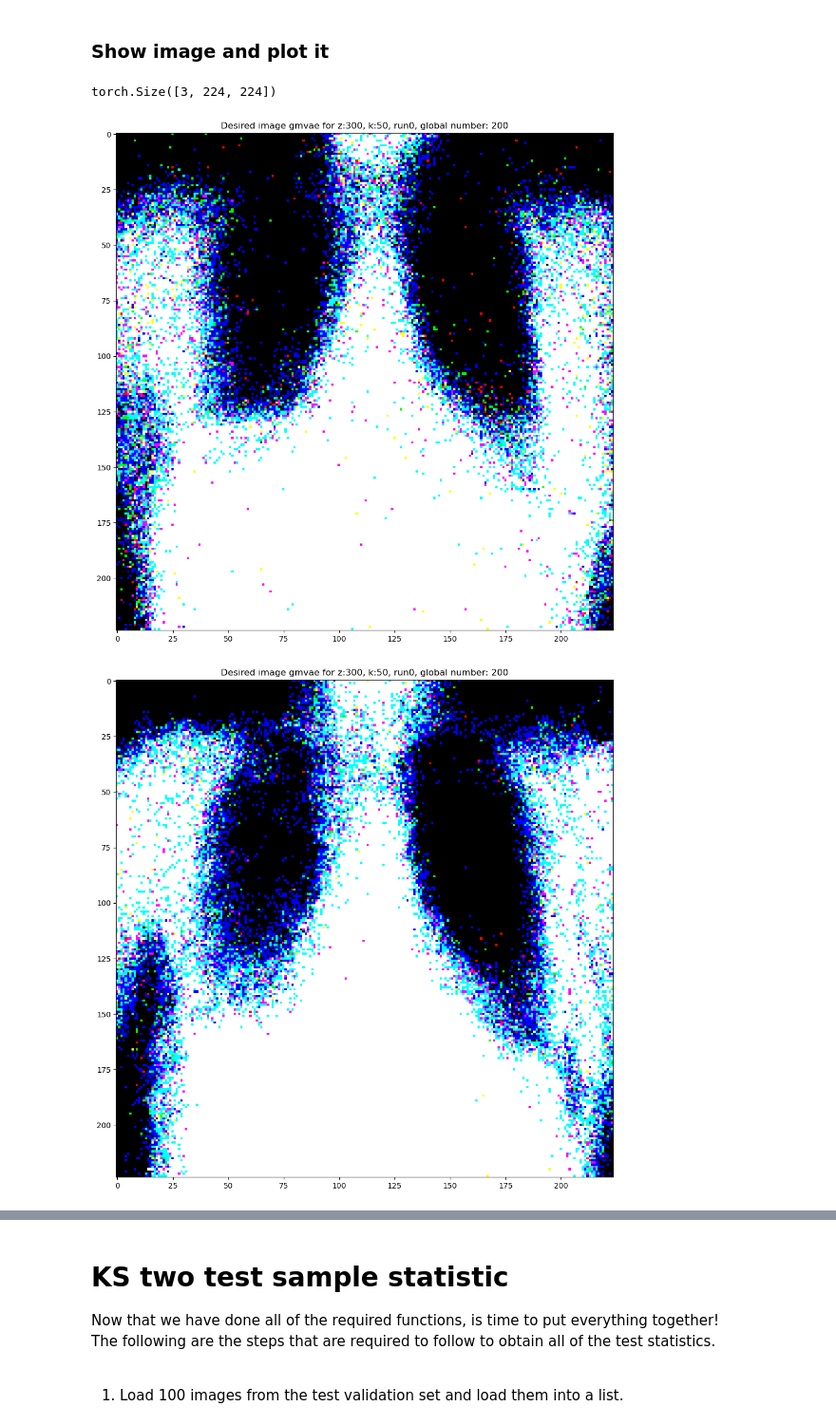
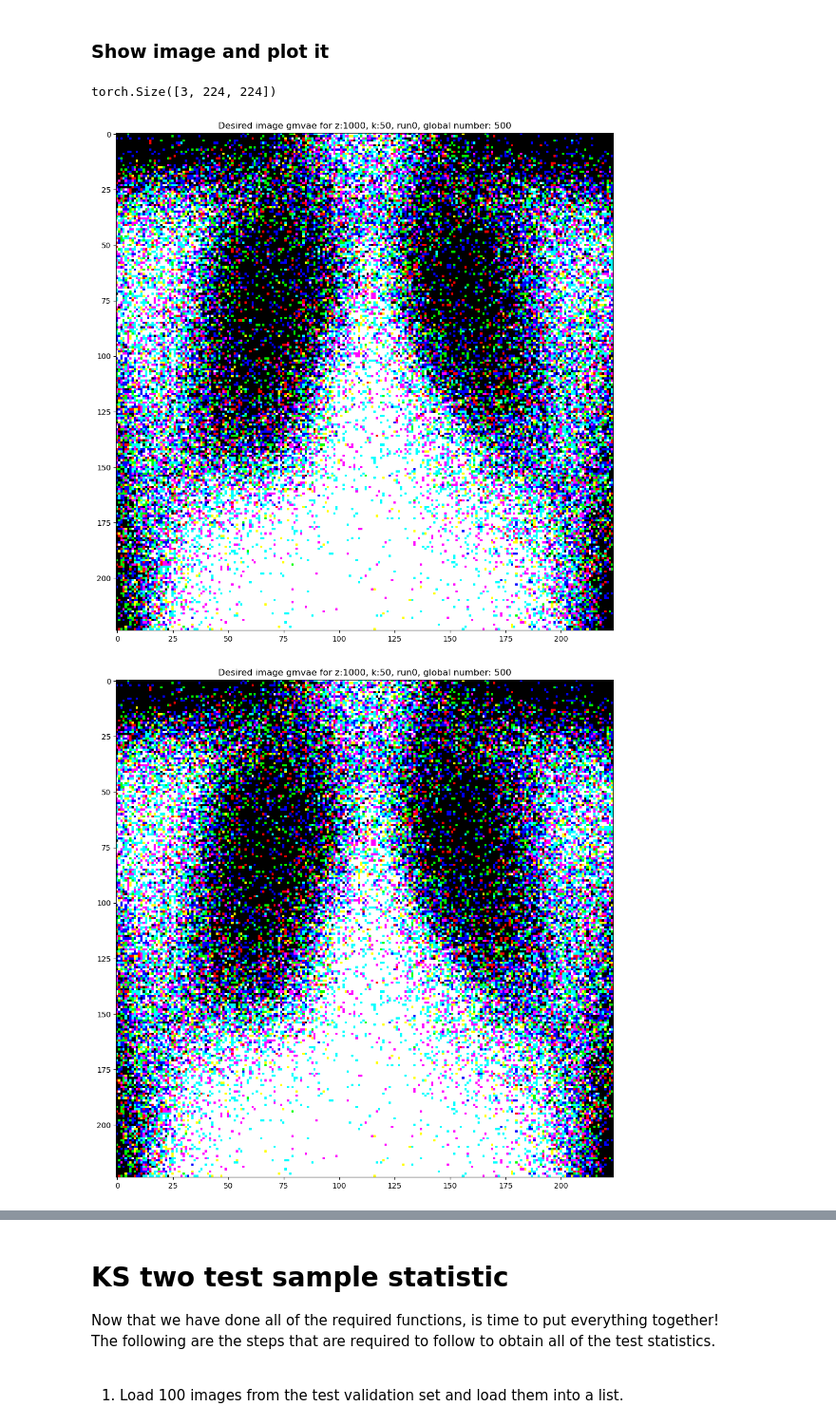
Before and after one commit to juanpajedrez/CS231N-Final-Proj, a Jupyter notebook: notebooks/ks_fsvae_images_analysis.ipynb, the cells around one changed output, grey strips where cells are left out. Shown at 95% size. Cells and saved outputs as stored; diff of their text form; code cells hidden in the pictures.

```diff
--- a/notebooks/ks_fsvae_images_analysis.ipynb
+++ b/notebooks/ks_fsvae_images_analysis.ipynb
@@ -37,3 +37,11 @@ print(sys.path)
+# %%
+config_path = r"/project/cs231/CS231N-Final-Proj/configs/fs_gmvae.yaml"
+os.path.exists(config_path)
+
+
+# Open the file and load its content
+with open(config_path, 'r') as file:
+    config = yaml.safe_load(file)
 # %% [markdown]
 ### Import the necessary module for downloading
 
@@ -229,12 +238,12 @@ from utils.models.fs_gmvae import FS_GMVAE
 #Z space like run gmvae
 
 # ADDED CODE: Set z to 1280 (28*28 -> 224*224 is 64 times by size)
-z = 300
-k = 50
-run = 0
-global_num = 200
+z = config["model"]["z"]
+k = config["model"]["k"]
+run = config["model"]["run"]
+global_num = 500
 loss = "mse"
-name = 'fs_gmvaetest' + loss
+name = 'fs_gmvae' + config["model"]["nn_type"]+config["model"]["loss"]
 
 layout = [
     ('model={:s}', name),
@@ -246,7 +255,7 @@ model_name = '_'.join([t.format(v) for (t, v) in layout])
 print('Model name:', model_name)
 
 #model type
-model_type = "FSVAE_CXR14_V1_Kuni"
+model_type = config["model"]["nn_type"]
 
 fs_gmvae = FS_GMVAE(nn=model_type,z_dim=z, k=k, name=model_name, loss_type=loss, y_dim=14).to(device)
 #fs_gmvae.load_state_dict(torch.load(os.path.join(os.getcwd(), "model-00100.pt")))
@@ -260,25 +269,25 @@ Loaded from /project/cs231/CS231N-Final-Proj/notebooks/checkpoints/model=fs_gmva
 # %%
 #Batch number
 batch_num = 5
 
 # Which medical condition (index from 0 to 19) we turn on to sample corresponding images
 # (We can also select multiple of them)
 # "1" indicates "CardioMegaly", which would be easier to confirm visually compared with others
-med_condition = 12
+med_condition = 3
 
 # A 14-dim label used to sample images, turning on the specified medical condition(s)
 # (See if the model actually generate corresponding samples!)
 testing_label = torch.zeros(14, batch_num).to(device)
 testing_label[med_condition] = 1 # Corresponding row is now (1,1,1...)
 testing_label = torch.t(testing_label) # If med_condition=1, labels of (0,1,0...) with shape (batch_num, 20)
 
 # Sample images given y (testing_label)
 samples = fs_gmvae.sample_x(batch_num, testing_label).reshape(batch_num,3,224,224)
 
 print(samples[2].shape)
 for idx in range(batch_num):
     show_image(samples[idx].cpu().detach(), f"gmvae for z:{z}, k:{k}, run{run}, global number: {global_num}")
 # %% [output]
 torch.Size([3, 224, 224])
-[figure, old version]
+[figure, new version]
-[figure, old version]
+[figure, new version]
```
Also changed, not shown: parts of 5 cells of this notebook, 2 other files.
